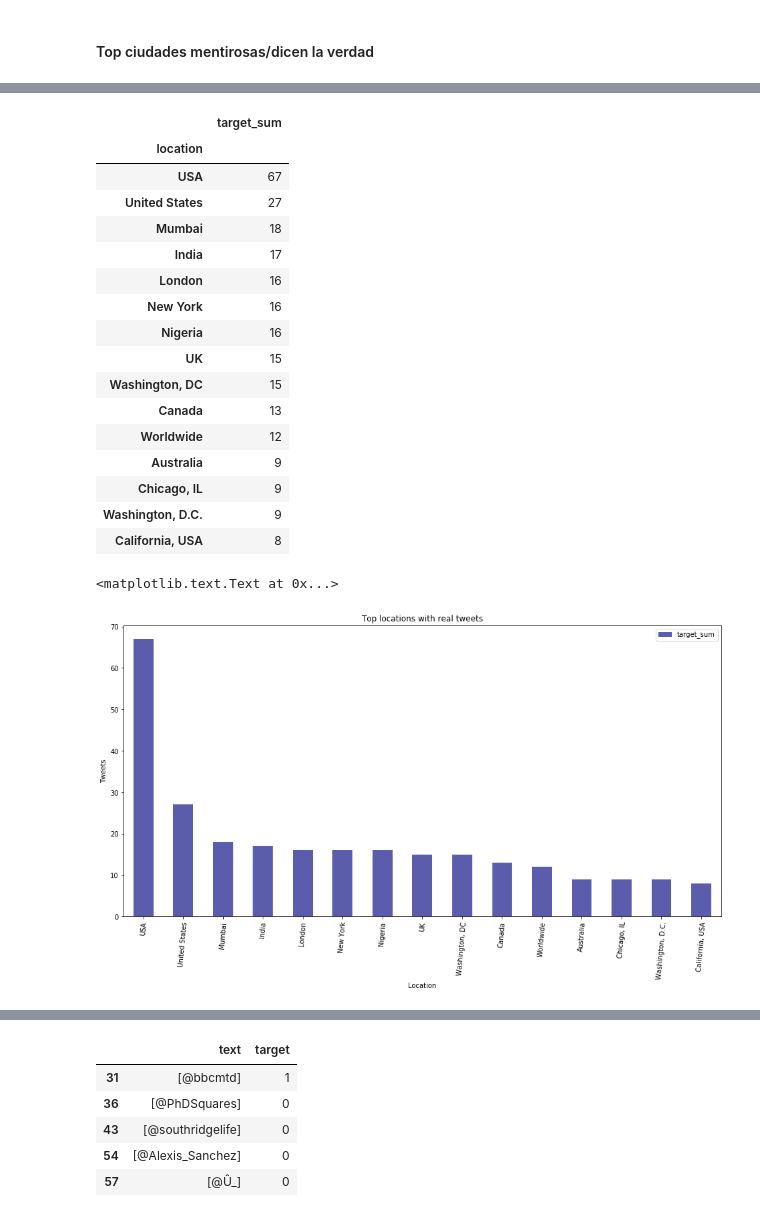
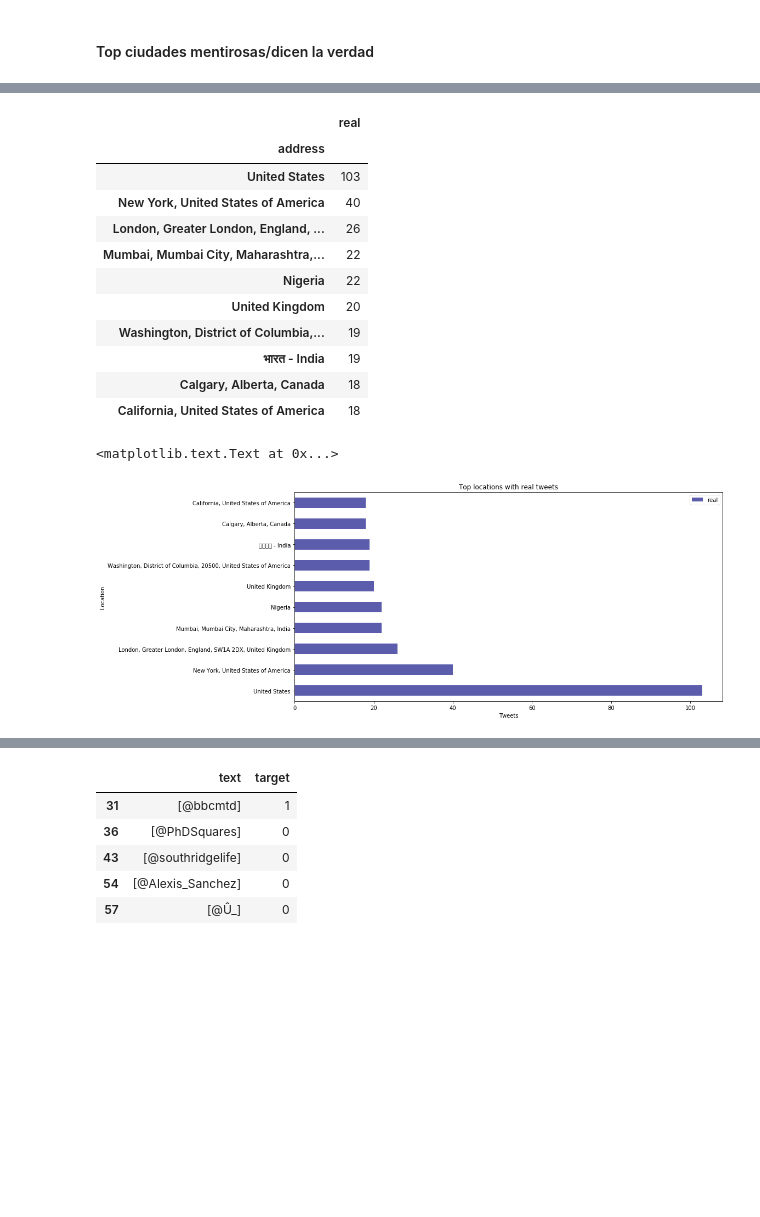
Before and after one commit to milemarchese/OrganizacionDeDatos, a Jupyter notebook: Análisis Exploratorio.ipynb, the cells around one changed output, grey strips where cells are left out. Drawn from its saved outputs; the diff is of its cells as text; code cells hidden in the pictures; blank space fills up the shorter version.

```diff
--- a/Análisis Exploratorio.ipynb
+++ b/Análisis Exploratorio.ipynb
@@ -143,0 +301,4 @@ by_location.head()
+# %%
+by_address = address.groupby(['address']).agg({'target_count':'sum', 'target_sum': 'sum'\
+                                               , 'location': lambda x: "%s" % '-'.join(set(x))}).reset_index()
+by_address.head()
@@ -143,0 +312,5 @@ by_location.head()
+# %%
+by_address.columns = ['address', 'total', 'real', 'location_list']
+# %%
+by_address['fake'] = by_address['total'] - by_address['real']
+by_address.head()
@@ -198,32 +336,27 @@ by_location.loc[by_location.location.str.contains("å"), :]
 # %%
 #10 ciudades que mas reales tienen
-most_real = by_location.nlargest(15, 'target_sum').loc[:,['location', 'target_sum']].set_index('location')
+most_real = by_address.nlargest(10, 'real').loc[:, ['address', 'real']].set_index('address')
 most_real
 # %% [output]
-|  | target_sum |
-| location |  |
-| USA | 67 |
-| United States | 27 |
-| Mumbai | 18 |
-| India | 17 |
-| London | 16 |
-| New York | 16 |
-| Nigeria | 16 |
-| UK | 15 |
-| Washington, DC | 15 |
-| Canada | 13 |
-| Worldwide | 12 |
-| Australia | 9 |
-| Chicago, IL | 9 |
-| Washington, D.C. | 9 |
-| California, USA | 8 |
+|  | real |
+| address |  |
+| United States | 103 |
+| New York, United States of America | 40 |
+| London, Greater London, England, ... | 26 |
+| Mumbai, Mumbai City, Maharashtra,... | 22 |
+| Nigeria | 22 |
+| United Kingdom | 20 |
+| Washington, District of Columbia,... | 19 |
+| भारत - India | 19 |
+| Calgary, Alberta, Canada | 18 |
+| California, United States of America | 18 |
 # %%
-most_real.plot(kind='bar',  rot=85, title='Top locations with real tweets', color=(0.2, 0.2, 0.6, 0.8), figsize=(16, 8))
+most_real.plot(kind='barh',  rot=0, title='Top locations with real tweets', color=(0.2, 0.2, 0.6, 0.8), figsize=(14, 7))
 ax = plt.gca()
-ax.set_ylabel('Tweets')
-ax.set_xlabel('Location')
+ax.set_xlabel('Tweets')
+ax.set_ylabel('Location')
 # %% [output]
 <matplotlib.text.Text at 0x...>
-[figure, old version]
+[figure, new version]
 # %%
 #10 ciudades que mas falsos tienen
```
Also changed, not shown: parts of 39 cells of this notebook, 1 other file.
